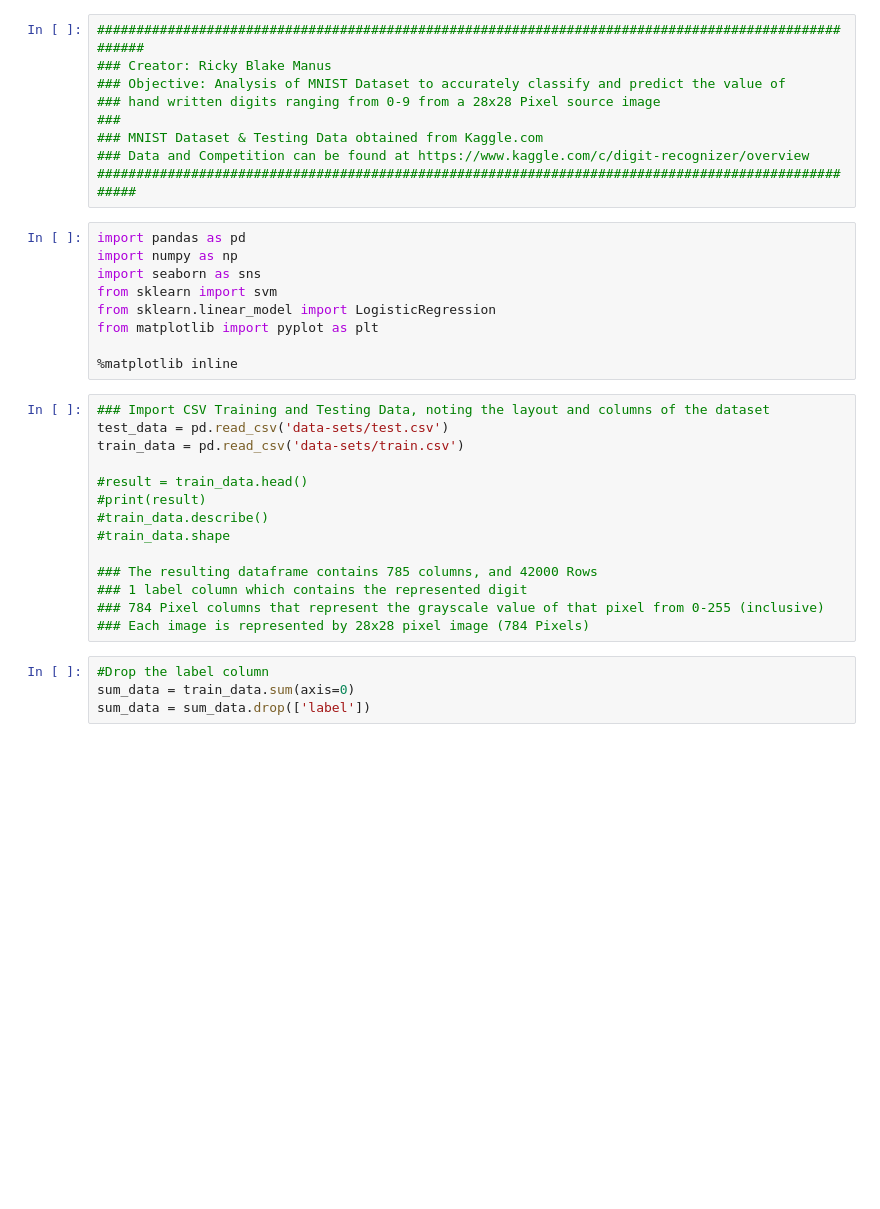
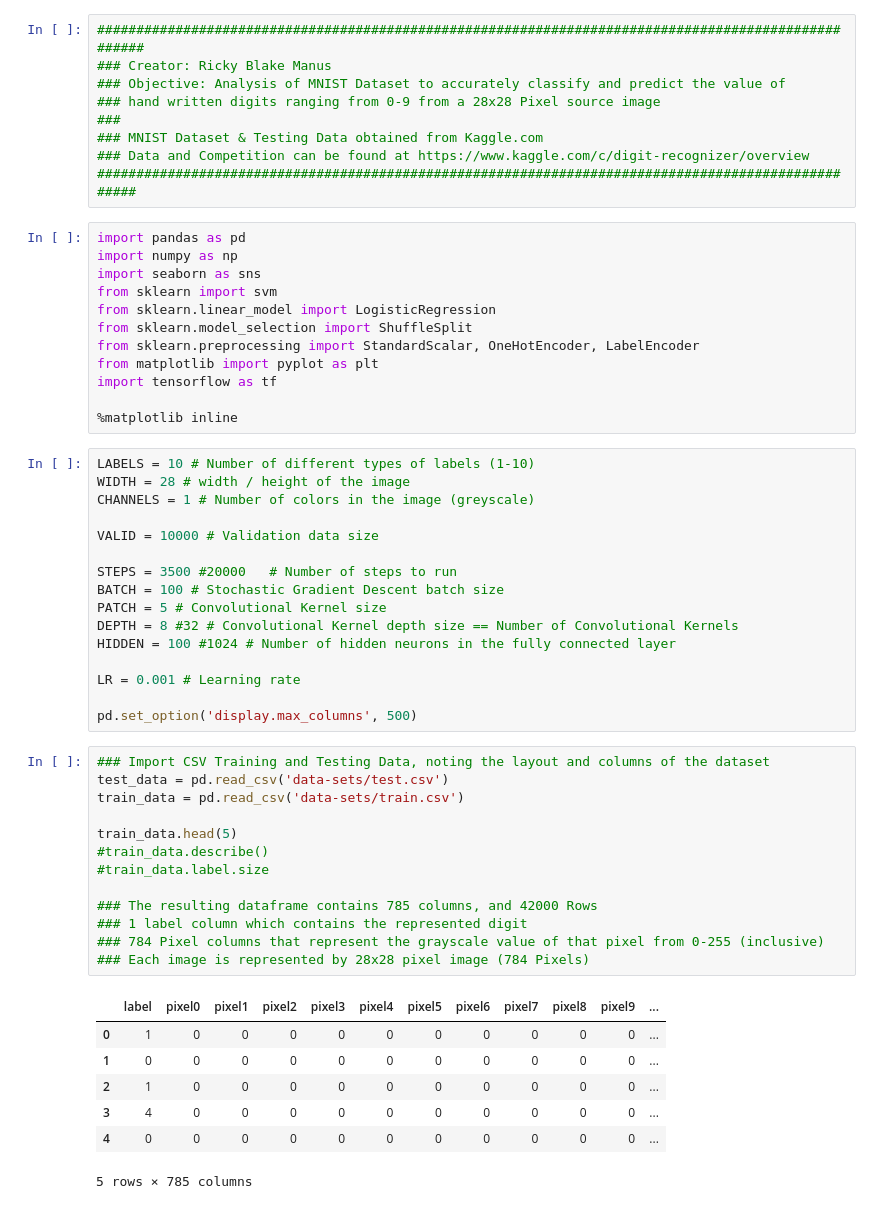
Before and after one commit to Blake-Manus/data-science-learning, a Jupyter notebook: Number Recognition/number-analysis.ipynb, the cells around one changed output. Saved outputs shown, nothing was run; the diff lists cells and outputs as text; blank space fills up the shorter version.

```diff
--- a/Number Recognition/number-analysis.ipynb
+++ b/Number Recognition/number-analysis.ipynb
@@ -13,24 +13,46 @@ import numpy as np
 import seaborn as sns
 from sklearn import svm
 from sklearn.linear_model import LogisticRegression
+from sklearn.model_selection import ShuffleSplit
+from sklearn.preprocessing import StandardScalar, OneHotEncoder, LabelEncoder
 from matplotlib import pyplot as plt
+import tensorflow as tf
 
 %matplotlib inline
+# %%
+LABELS = 10 # Number of different types of labels (1-10)
+WIDTH = 28 # width / height of the image
+CHANNELS = 1 # Number of colors in the image (greyscale)
+
+VALID = 10000 # Validation data size
+
+STEPS = 3500 #20000   # Number of steps to run
+BATCH = 100 # Stochastic Gradient Descent batch size
+PATCH = 5 # Convolutional Kernel size
+DEPTH = 8 #32 # Convolutional Kernel depth size == Number of Convolutional Kernels
+HIDDEN = 100 #1024 # Number of hidden neurons in the fully connected layer
+
+LR = 0.001 # Learning rate
+
+pd.set_option('display.max_columns', 500)
 # %%
 ### Import CSV Training and Testing Data, noting the layout and columns of the dataset
 test_data = pd.read_csv('data-sets/test.csv')
 train_data = pd.read_csv('data-sets/train.csv')
 
-#result = train_data.head()
-#print(result)
+train_data.head(5)
 #train_data.describe()
-#train_data.shape
+#train_data.label.size
 
 ### The resulting dataframe contains 785 columns, and 42000 Rows
 ### 1 label column which contains the represented digit
 ### 784 Pixel columns that represent the grayscale value of that pixel from 0-255 (inclusive)
 ### Each image is represented by 28x28 pixel image (784 Pixels)
+# %% [output]
+|  | label | pixel0 | pixel1 | pixel2 | pixel3 | pixel4 | pixel5 | pixel6 | pixel7 | pixel8 | pixel9 | ... |
+| 0 | 1 | 0 | 0 | 0 | 0 | 0 | 0 | 0 | 0 | 0 | 0 | ... |
+| 1 | 0 | 0 | 0 | 0 | 0 | 0 | 0 | 0 | 0 | 0 | 0 | ... |
+| 2 | 1 | 0 | 0 | 0 | 0 | 0 | 0 | 0 | 0 | 0 | 0 | ... |
+| 3 | 4 | 0 | 0 | 0 | 0 | 0 | 0 | 0 | 0 | 0 | 0 | ... |
+| 4 | 0 | 0 | 0 | 0 | 0 | 0 | 0 | 0 | 0 | 0 | 0 | ... |
+5 rows × 785 columns
-# %%
-#Drop the label column
-sum_data = train_data.sum(axis=0)
-sum_data = sum_data.drop(['label'])
```
Also changed, not shown: parts of 2 cells of this notebook.
